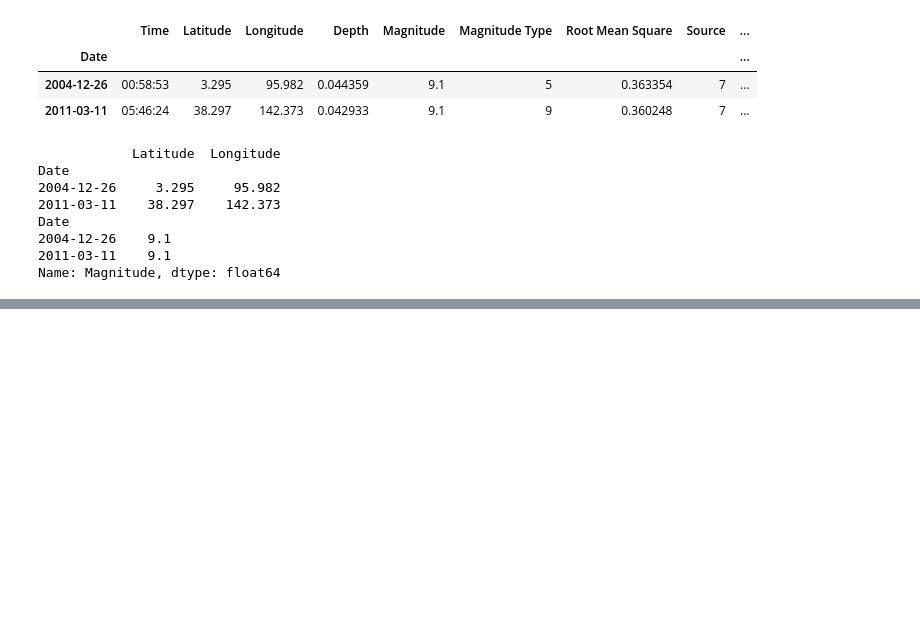
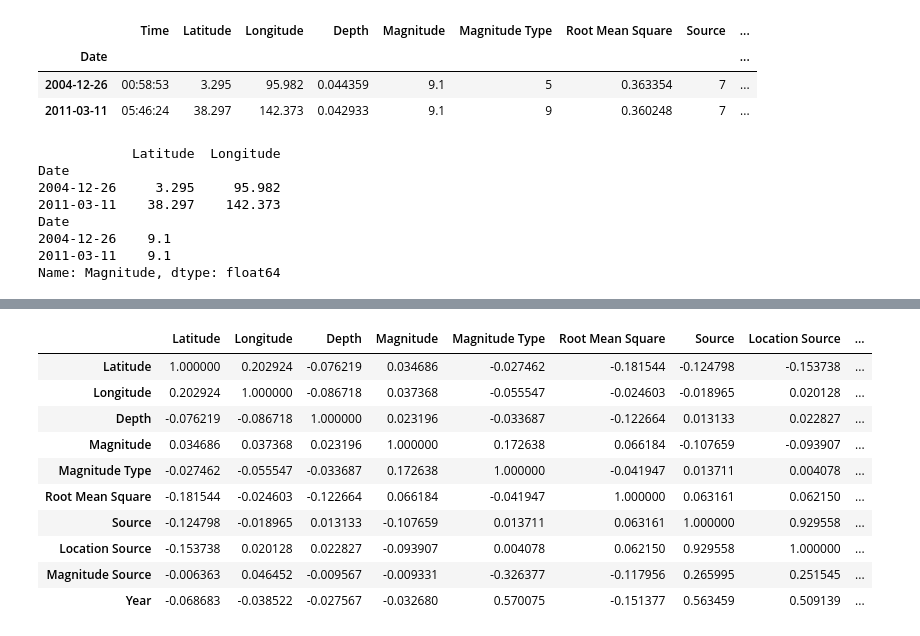
Before and after one commit to madeyoga/Significant-Earthquakes-1965-2016, a Jupyter notebook: Data Exploration.ipynb, the cells around one changed output, grey strips where cells are left out. Cells and saved outputs as stored; diff of their text form; code cells hidden in the pictures; blank space fills up the shorter version.

```diff
--- a/Data Exploration.ipynb
+++ b/Data Exploration.ipynb
@@ -146,0 +175,14 @@ fig
+# %%
+df.corr()
+# %% [output]
+|  | Latitude | Longitude | Depth | Magnitude | Magnitude Type | Root Mean Square | Source | Location Source | ... |
+| Latitude | 1.000000 | 0.202924 | -0.076219 | 0.034686 | -0.027462 | -0.181544 | -0.124798 | -0.153738 | ... |
+| Longitude | 0.202924 | 1.000000 | -0.086718 | 0.037368 | -0.055547 | -0.024603 | -0.018965 | 0.020128 | ... |
+| Depth | -0.076219 | -0.086718 | 1.000000 | 0.023196 | -0.033687 | -0.122664 | 0.013133 | 0.022827 | ... |
+| Magnitude | 0.034686 | 0.037368 | 0.023196 | 1.000000 | 0.172638 | 0.066184 | -0.107659 | -0.093907 | ... |
+| Magnitude Type | -0.027462 | -0.055547 | -0.033687 | 0.172638 | 1.000000 | -0.041947 | 0.013711 | 0.004078 | ... |
+| Root Mean Square | -0.181544 | -0.024603 | -0.122664 | 0.066184 | -0.041947 | 1.000000 | 0.063161 | 0.062150 | ... |
+| Source | -0.124798 | -0.018965 | 0.013133 | -0.107659 | 0.013711 | 0.063161 | 1.000000 | 0.929558 | ... |
+| Location Source | -0.153738 | 0.020128 | 0.022827 | -0.093907 | 0.004078 | 0.062150 | 0.929558 | 1.000000 | ... |
+| Magnitude Source | -0.006363 | 0.046452 | -0.009567 | -0.009331 | -0.326377 | -0.117956 | 0.265995 | 0.251545 | ... |
+| Year | -0.068683 | -0.038522 | -0.027567 | -0.032680 | 0.570075 | -0.151377 | 0.563459 | 0.509139 | ... |
```
Also changed, not shown: parts of 8 cells of this notebook.
